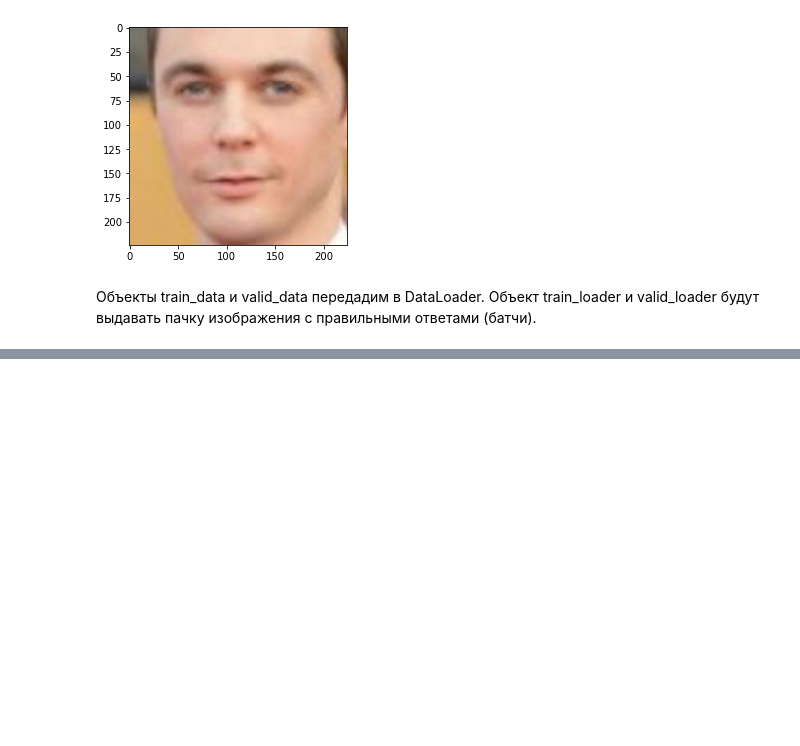
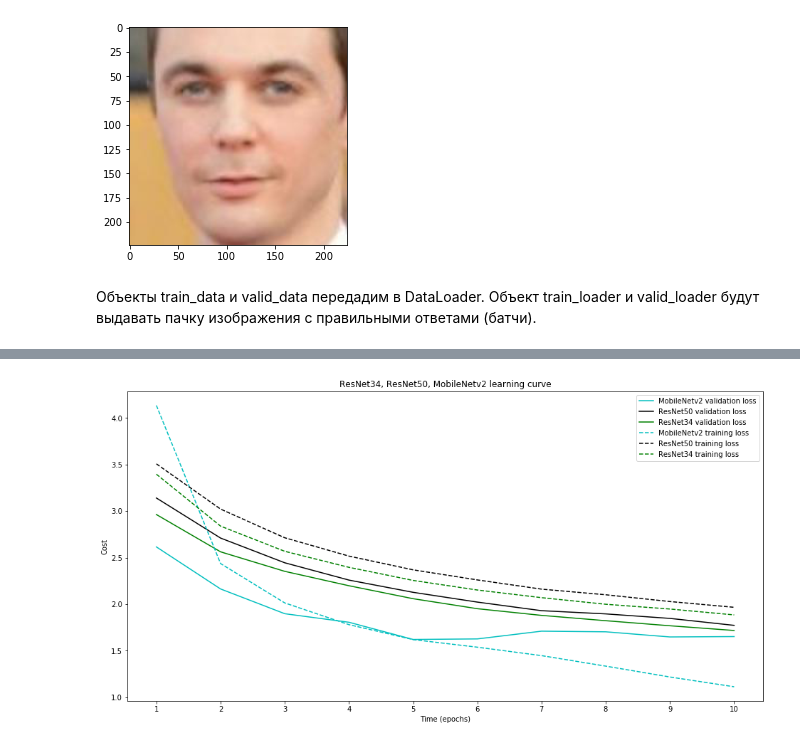
Before and after one commit to julia-komleva/dl, a Jupyter notebook: 2-UTKFace/UTKFace_MTL_resnet_mobilenet.ipynb, the cells around one changed output, grey strips where cells are left out. Drawn from its saved outputs; the diff is of its cells as text; code cells hidden in the pictures; blank space fills up the shorter version.

```diff
--- a/2-UTKFace/UTKFace_MTL_resnet_mobilenet.ipynb
+++ b/2-UTKFace/UTKFace_MTL_resnet_mobilenet.ipynb
@@ -378,0 +455,23 @@ torch.save(model.state_dict(), path)
+# %%
+# learning rate
+df_mobile = pd.read_csv('5.csv') # lr=1e-3
+df_resnet50 = pd.read_csv('1.csv') # lr=1e-5
+df_resnet34 = pd.read_csv('3.csv') # lr=1e-5
+
+plt.figure(figsize=(16,8))
+plt.title("ResNet34, ResNet50, MobileNetv2 learning curve")
+
+plt.plot(x, df_mobile['validation loss'], 'c', label = 'MobileNetv2 validation loss')
+plt.plot(x, df_resnet50['validation loss'], 'k', label = 'ResNet50 validation loss')
+plt.plot(x, df_resnet34['validation loss'], 'g', label = 'ResNet34 validation loss')
+
+plt.plot(x, df_mobile['training loss'], 'c--', label = 'MobileNetv2 training loss')
+plt.plot(x, df_resnet50['training loss'], 'k--', label = 'ResNet50 training loss')
+plt.plot(x, df_resnet34['training loss'], 'g--', label = 'ResNet34 training loss')
+
+plt.xlabel("Time (epochs)")
+plt.ylabel("Cost")
+plt.xticks(range(1, 11))
+plt.legend();
+# %% [output]
+[figure, added]
```
Also changed, not shown: parts of 34 cells of this notebook, 8 other files.
